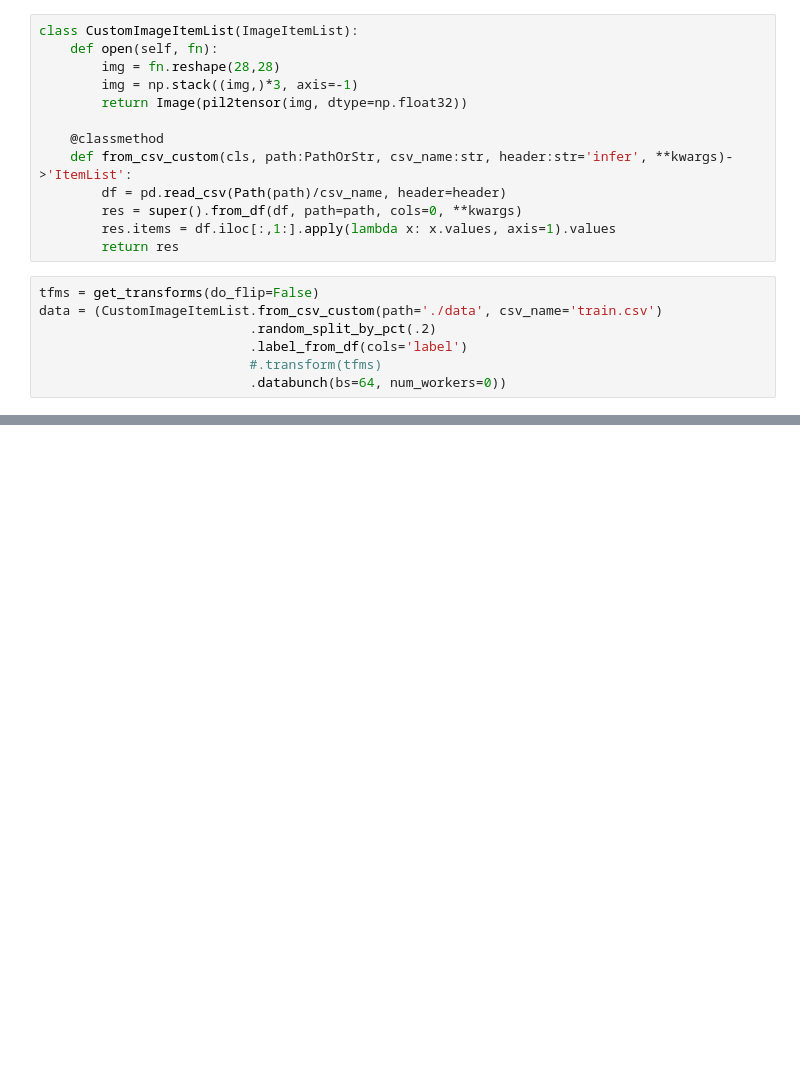
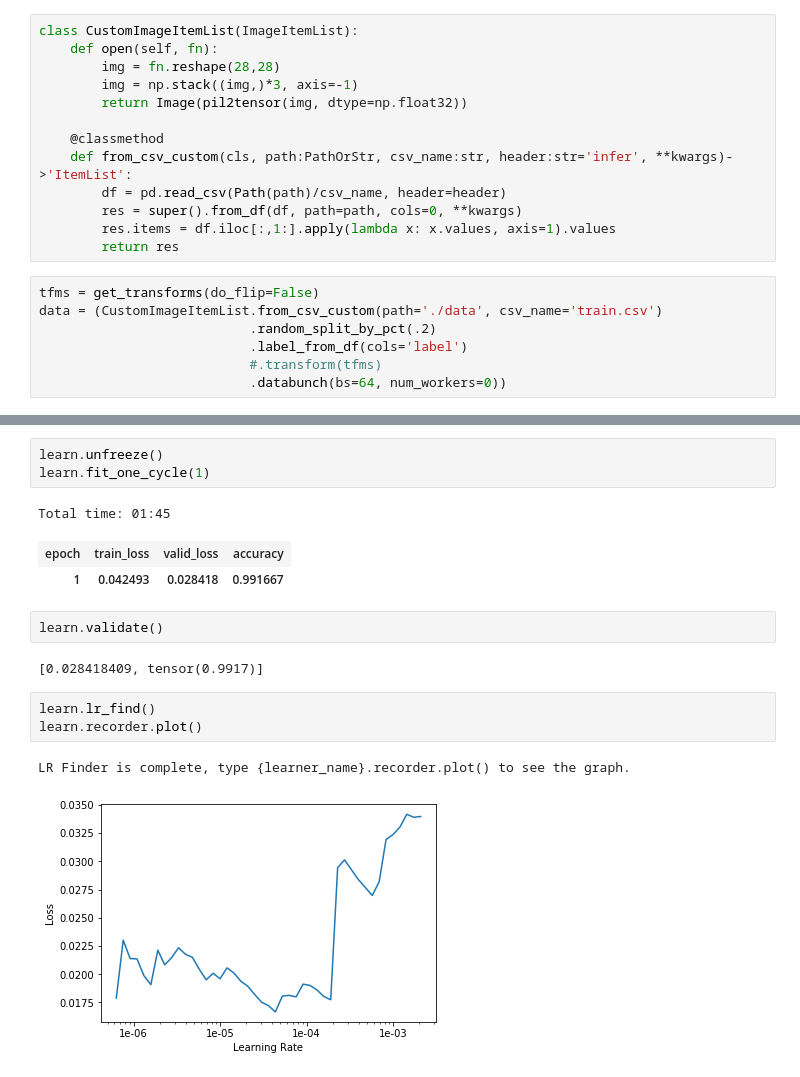
Before and after one commit to dimpata/kaggle, a Jupyter notebook: digit-recognizer/digit-recognizer.ipynb, the cells around one changed output, grey strips where cells are left out. Drawn from its saved outputs; the diff is of its cells as text; blank space fills up the shorter version.

```diff
--- a/digit-recognizer/digit-recognizer.ipynb
+++ b/digit-recognizer/digit-recognizer.ipynb
@@ -40,0 +44,17 @@ RuntimeError: Expected object of scalar type Long but got scalar type Float for
+# %%
+learn.unfreeze()
+learn.fit_one_cycle(1)
+# %% [output]
+Total time: 01:45
+| epoch | train_loss | valid_loss | accuracy |
+| 1 | 0.042493 | 0.028418 | 0.991667 |
+# %%
+learn.validate()
+# %% [output]
+[0.028418409, tensor(0.9917)]
+# %%
+learn.lr_find()
+learn.recorder.plot()
+# %% [output]
+LR Finder is complete, type {learner_name}.recorder.plot() to see the graph.
+[figure, added]
```
Also changed, not shown: parts of 10 cells of this notebook, 1 other file.
